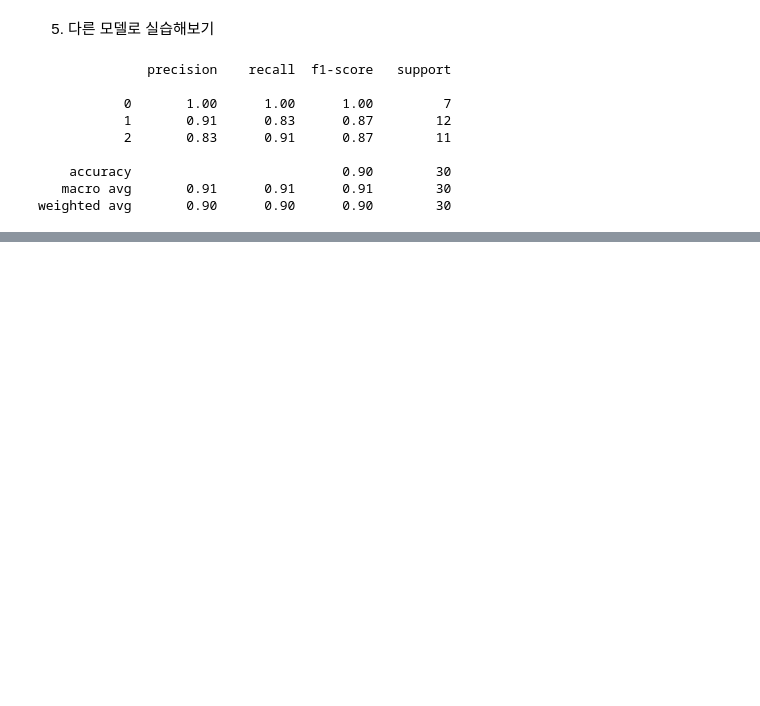
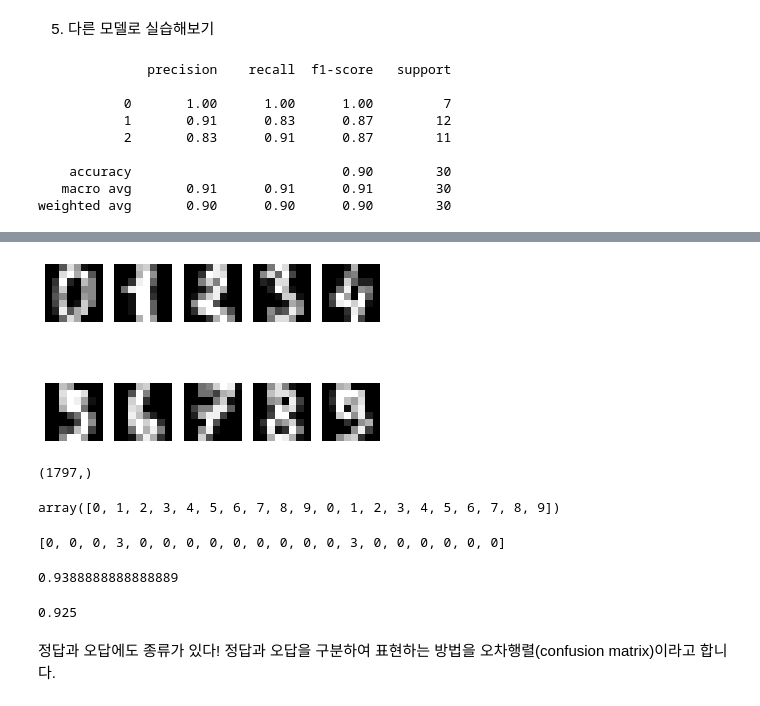
Before and after one commit to risker93/Hello_World, a Jupyter notebook: exp_2_study.ipynb, the cells around one changed output, grey strips where cells are left out. Drawn from its saved outputs; the diff is of its cells as text; code cells hidden in the pictures; blank space fills up the shorter version.

```diff
--- a/exp_2_study.ipynb
+++ b/exp_2_study.ipynb
@@ -343,0 +455,51 @@ weighted avg       0.90      0.90      0.90        30
+# %%
+#여러 개의 이미지를 한번에 확인하기
+
+for i in range(10):
+  plt.subplot(2, 5, i+1)
+  plt.imshow(digits.data[i].reshape(8,8), cmap='gray')
+  plt.axis('off')
+plt.show()
+# %% [output]
+[figure, added]
+# %%
+#target 데이터는 어떨까
+digits_label = digits.target
+print(digits_label.shape)
+digits_label[:20]
+# %% [output]
+(1797,)
+array([0, 1, 2, 3, 4, 5, 6, 7, 8, 9, 0, 1, 2, 3, 4, 5, 6, 7, 8, 9])
+# %%
+#정확도의 함정을 확인하기 위해, 해당 이미지의 데이터가 3인지 아닌지를 맞추는 문제로 변형
+#입력된 데이터가 3이라면 3을, 3이 아닌 다른 숫자라면 0을 출력
+
+new_label = [3 if i == 3 else 0 for i in digits_label]
+new_label[:20]
+# %% [output]
+[0, 0, 0, 3, 0, 0, 0, 0, 0, 0, 0, 0, 0, 3, 0, 0, 0, 0, 0, 0]
+# %%
+#이 문제를 풀기 위해 다시 Decision Tree를 학습
+
+X_train, X_test, y_train, y_test = train_test_split(digits_data,
+                                                    new_label,
+                                                    test_size=0.2,
+                                                    random_state=15)
+decision_tree = DecisionTreeClassifier(random_state=15)
+decision_tree.fit(X_train, y_train)
+y_pred = decision_tree.predict(X_test)
+
+accuracy = accuracy_score(y_test, y_pred)
+accuracy
+# %% [output]
+0.9388888888888889
+# %%
+fake_pred = [0] * len(y_pred)
+
+accuracy = accuracy_score(y_test, fake_pred)
+accuracy
+# %% [output]
+0.925
+# %% [markdown]
+정답과 오답에도 종류가 있다!
+정답과 오답을 구분하여 표현하는 방법을 오차행렬(confusion matrix)이라고 합니다.
```
Also changed, not shown: parts of 20 cells of this notebook.
